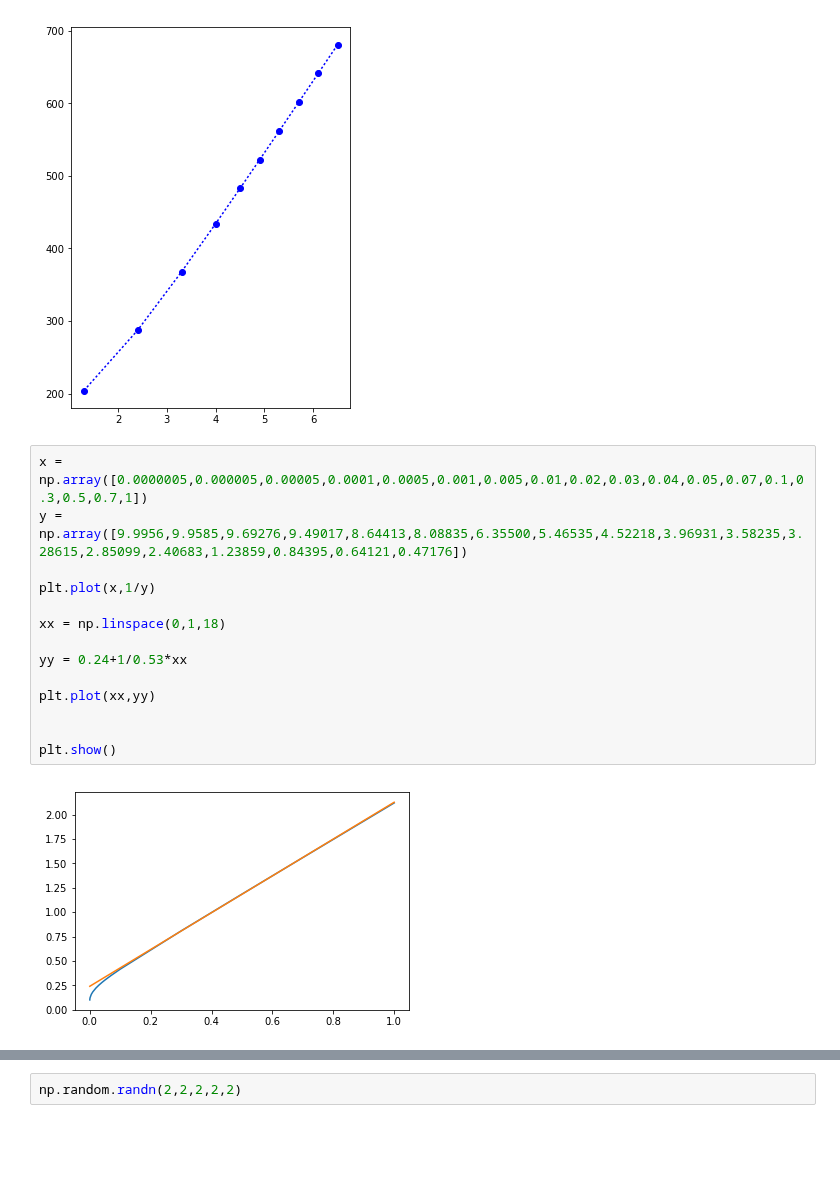
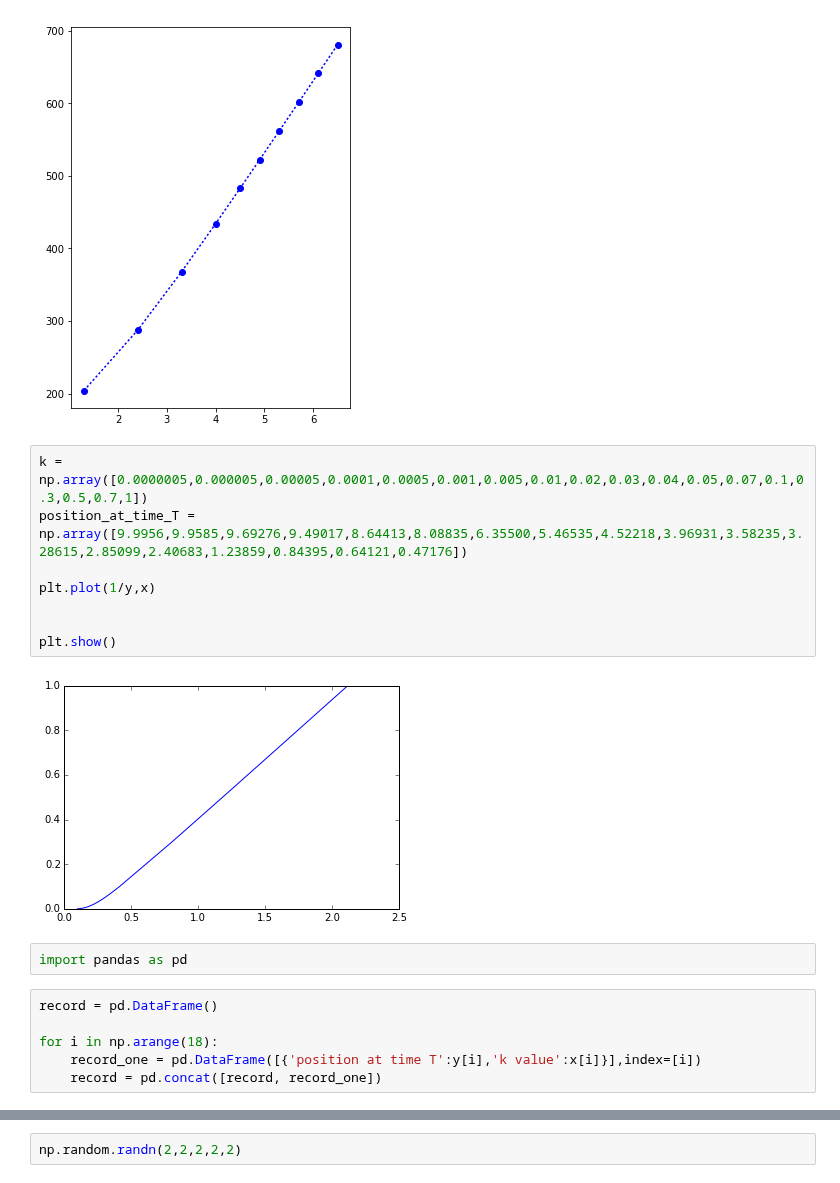
Before and after one commit to AnaideT/OptimalPrecision, a Jupyter notebook: sandbox.ipynb, the cells around one changed output, grey strips where cells are left out. Cells and saved outputs as stored; diff of their text form; blank space fills up the shorter version.

```diff
--- a/sandbox.ipynb
+++ b/sandbox.ipynb
@@ -506,18 +518,20 @@ plt.show()
 # %% [output]
 [figure]
 # %%
-x = np.array([0.0000005,0.000005,0.00005,0.0001,0.0005,0.001,0.005,0.01,0.02,0.03,0.04,0.05,0.07,0.1,0.3,0.5,0.7,1])
-y = np.array([9.9956,9.9585,9.69276,9.49017,8.64413,8.08835,6.35500,5.46535,4.52218,3.96931,3.58235,3.28615,2.85099,2.40683,1.23859,0.84395,0.64121,0.47176])
+k = np.array([0.0000005,0.000005,0.00005,0.0001,0.0005,0.001,0.005,0.01,0.02,0.03,0.04,0.05,0.07,0.1,0.3,0.5,0.7,1])
+position_at_time_T = np.array([9.9956,9.9585,9.69276,9.49017,8.64413,8.08835,6.35500,5.46535,4.52218,3.96931,3.58235,3.28615,2.85099,2.40683,1.23859,0.84395,0.64121,0.47176])
 
-plt.plot(x,1/y)
-
-xx = np.linspace(0,1,18)
-
-yy = 0.24+1/0.53*xx
-
-plt.plot(xx,yy)
+plt.plot(1/y,x)
 
 
 plt.show()
 # %% [output]
-[figure, old version]
+[figure, new version]
+# %%
+import pandas as pd
+# %%
+record = pd.DataFrame()
+
+for i in np.arange(18):
+    record_one = pd.DataFrame([{'position at time T':y[i],'k value':x[i]}],index=[i])
+    record = pd.concat([record, record_one])
```
Also changed, not shown: parts of 5 cells of this notebook, 6 other files.
